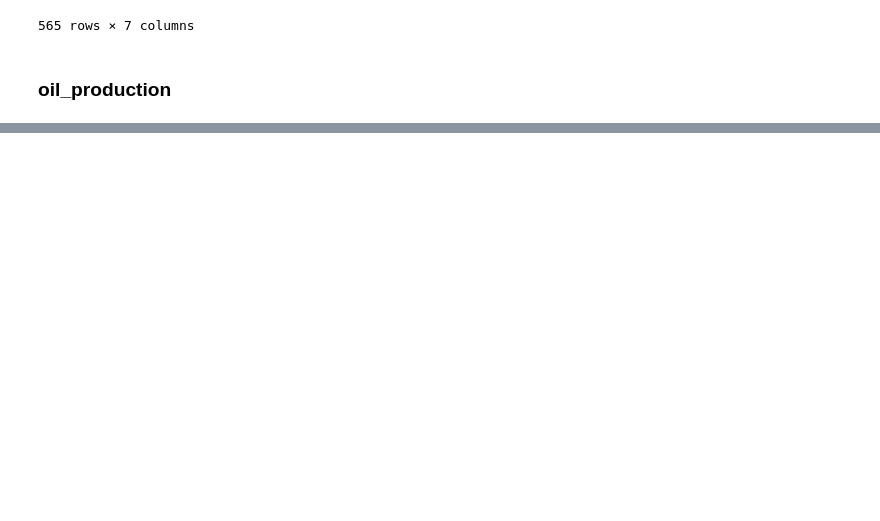
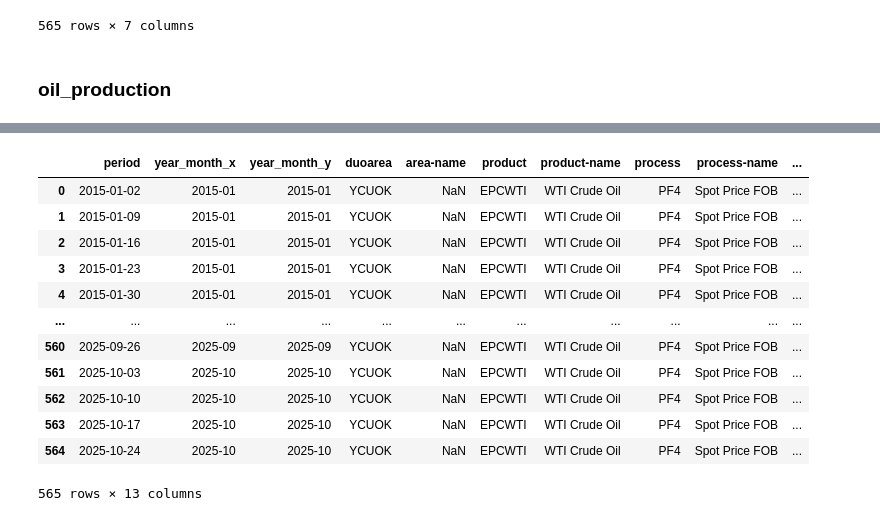
Before and after one commit to SalazarV4/oil-optimization, a Jupyter notebook: notebooks/eda.ipynb, the cells around one changed output, grey strips where cells are left out. Cells and saved outputs as stored; diff of their text form; code cells hidden in the pictures; blank space fills up the shorter version.

```diff
--- a/notebooks/eda.ipynb
+++ b/notebooks/eda.ipynb
@@ -268,0 +567,2 @@ df_prod_sum
+# %%
+df_wti = df_dict['wti_prices']
@@ -268,0 +601,2 @@ df_prod_sum
+# %%
+df_wti['value'] = df_wti['value'].rolling(window=5).mean()
@@ -268,0 +635,22 @@ df_prod_sum
+# %%
+merge_df = features_df.merge(df_wti, on='period',how='outer')
+merge_wti = features_df.merge(merge_df,how='right')
+merge_wti['value'] = merge_wti['value'].ffill()
+# %%
+merge_wti['value'] = merge_wti['value'].rolling(window=5).mean()
+# %%
+features_df.merge(merge_wti,on='period')
+# %% [output]
+|  | period | year_month_x | year_month_y | duoarea | area-name | product | product-name | process | process-name | ... |
+| 0 | 2015-01-02 | 2015-01 | 2015-01 | YCUOK | NaN | EPCWTI | WTI Crude Oil | PF4 | Spot Price FOB | ... |
+| 1 | 2015-01-09 | 2015-01 | 2015-01 | YCUOK | NaN | EPCWTI | WTI Crude Oil | PF4 | Spot Price FOB | ... |
+| 2 | 2015-01-16 | 2015-01 | 2015-01 | YCUOK | NaN | EPCWTI | WTI Crude Oil | PF4 | Spot Price FOB | ... |
+| 3 | 2015-01-23 | 2015-01 | 2015-01 | YCUOK | NaN | EPCWTI | WTI Crude Oil | PF4 | Spot Price FOB | ... |
+| 4 | 2015-01-30 | 2015-01 | 2015-01 | YCUOK | NaN | EPCWTI | WTI Crude Oil | PF4 | Spot Price FOB | ... |
+| ... | ... | ... | ... | ... | ... | ... | ... | ... | ... | ... |
+| 560 | 2025-09-26 | 2025-09 | 2025-09 | YCUOK | NaN | EPCWTI | WTI Crude Oil | PF4 | Spot Price FOB | ... |
+| 561 | 2025-10-03 | 2025-10 | 2025-10 | YCUOK | NaN | EPCWTI | WTI Crude Oil | PF4 | Spot Price FOB | ... |
+| 562 | 2025-10-10 | 2025-10 | 2025-10 | YCUOK | NaN | EPCWTI | WTI Crude Oil | PF4 | Spot Price FOB | ... |
+| 563 | 2025-10-17 | 2025-10 | 2025-10 | YCUOK | NaN | EPCWTI | WTI Crude Oil | PF4 | Spot Price FOB | ... |
+| 564 | 2025-10-24 | 2025-10 | 2025-10 | YCUOK | NaN | EPCWTI | WTI Crude Oil | PF4 | Spot Price FOB | ... |
+565 rows × 13 columns
```
Also changed, not shown: parts of 38 cells of this notebook, 6 other files.
